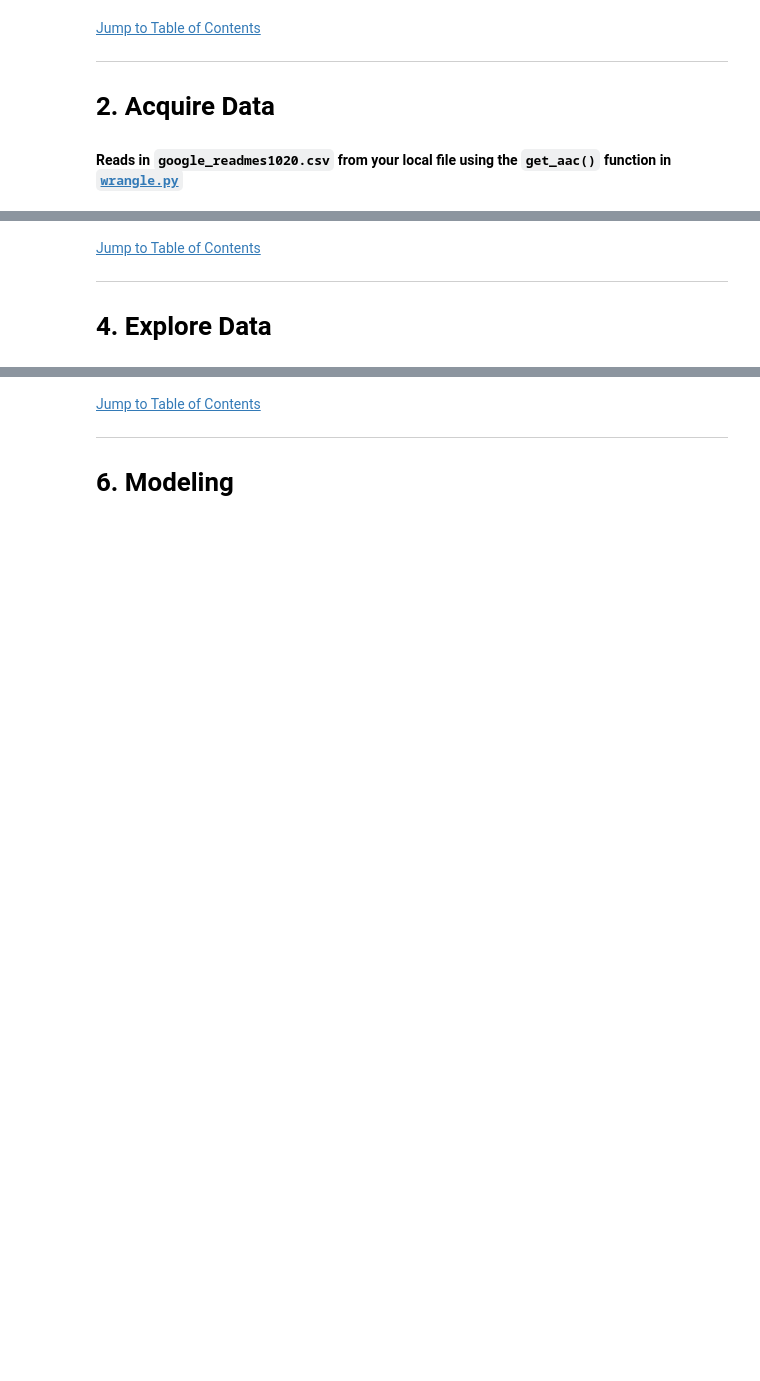
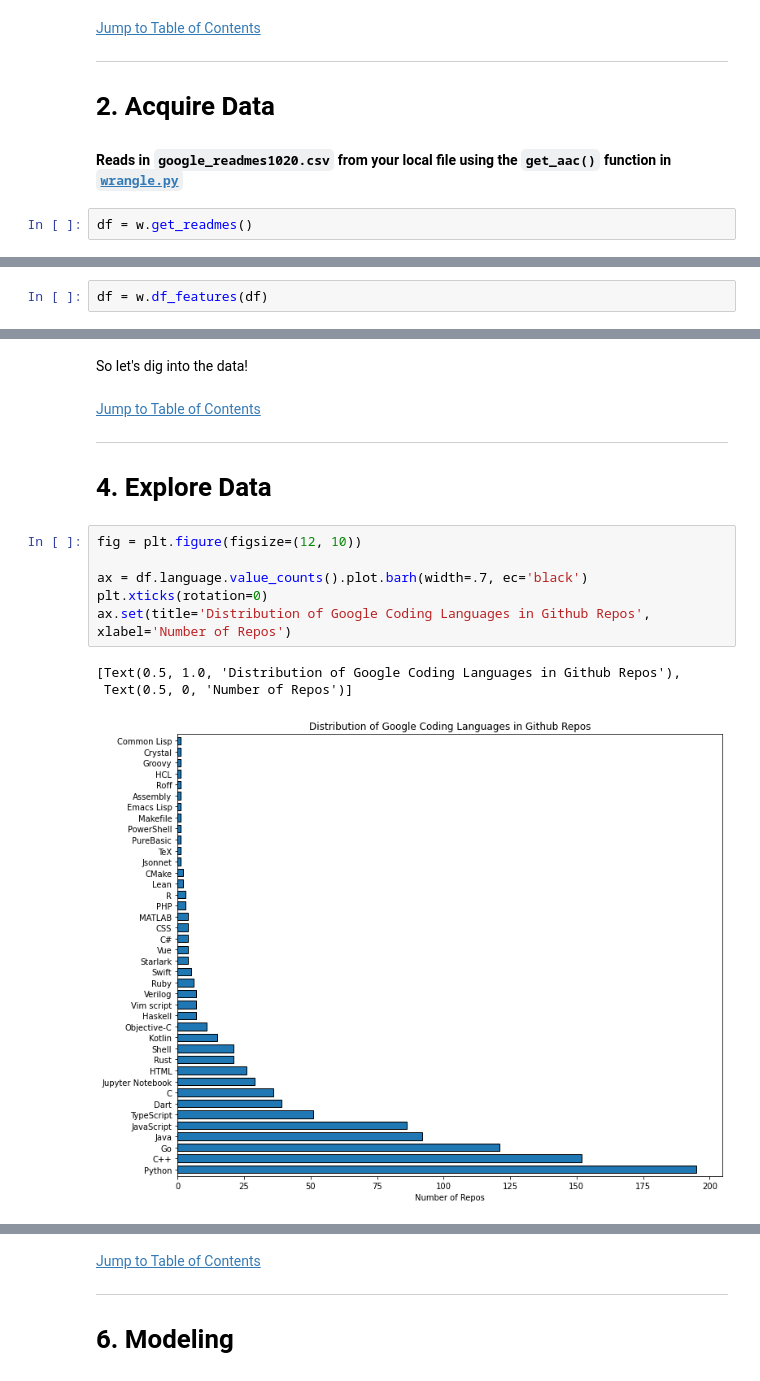
Before and after one commit to o0amandagomez0o/nlp_project-readme_prediction, a Jupyter notebook: final_language_prediction.ipynb, the cells around one changed output, grey strips where cells are left out. Drawn from its saved outputs; the diff is of its cells as text; blank space fills up the shorter version.

```diff
--- a/final_language_prediction.ipynb
+++ b/final_language_prediction.ipynb
@@ -77,3 +76,5 @@ from model import get_metrics
 ___
 # <a name="acquire-data"></a>2. Acquire Data
 #### Reads in  `google_readmes1020.csv` from your local file using the `get_aac()` function in [`wrangle.py`](wrangle.py)
+# %%
+df = w.get_readmes()
@@ -88,0 +164,2 @@ I will perform the cleaning, prepping and splitting of my data:
+# %%
+df = w.df_features(df)
@@ -89,4 +188,16 @@ I will perform the cleaning, prepping and splitting of my data:
+# %% [markdown]
+So let's dig into the data!
 # %% [markdown]
  [Jump to Table of Contents](#toc)
 ___
 # <a name="explore-data"></a>4. Explore Data
+# %%
+fig = plt.figure(figsize=(12, 10))
+
+ax = df.language.value_counts().plot.barh(width=.7, ec='black')
+plt.xticks(rotation=0)
+ax.set(title='Distribution of Google Coding Languages in Github Repos', xlabel='Number of Repos')
+# %% [output]
+[Text(0.5, 1.0, 'Distribution of Google Coding Languages in Github Repos'),
+ Text(0.5, 0, 'Number of Repos')]
+[figure, added]
```
Also changed, not shown: parts of 80 cells of this notebook, 3 other files.
